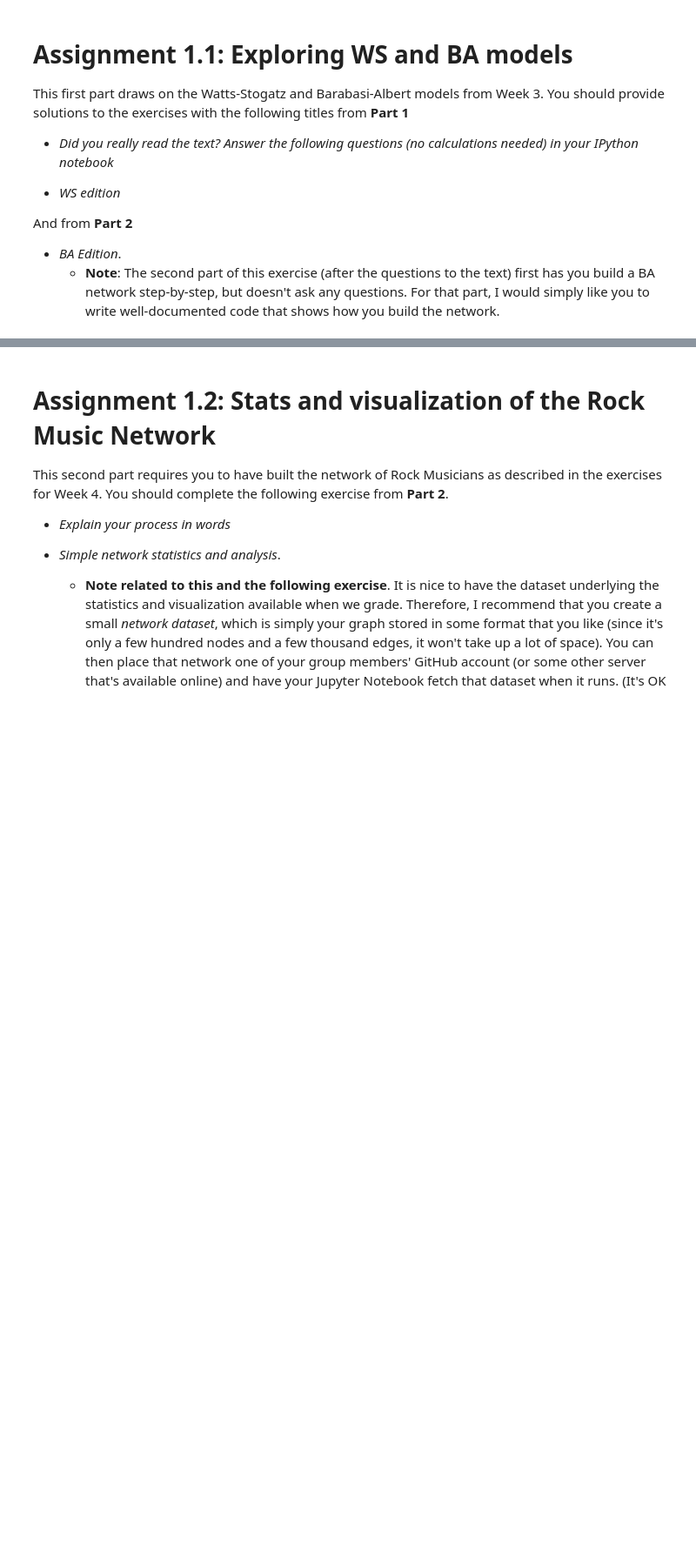
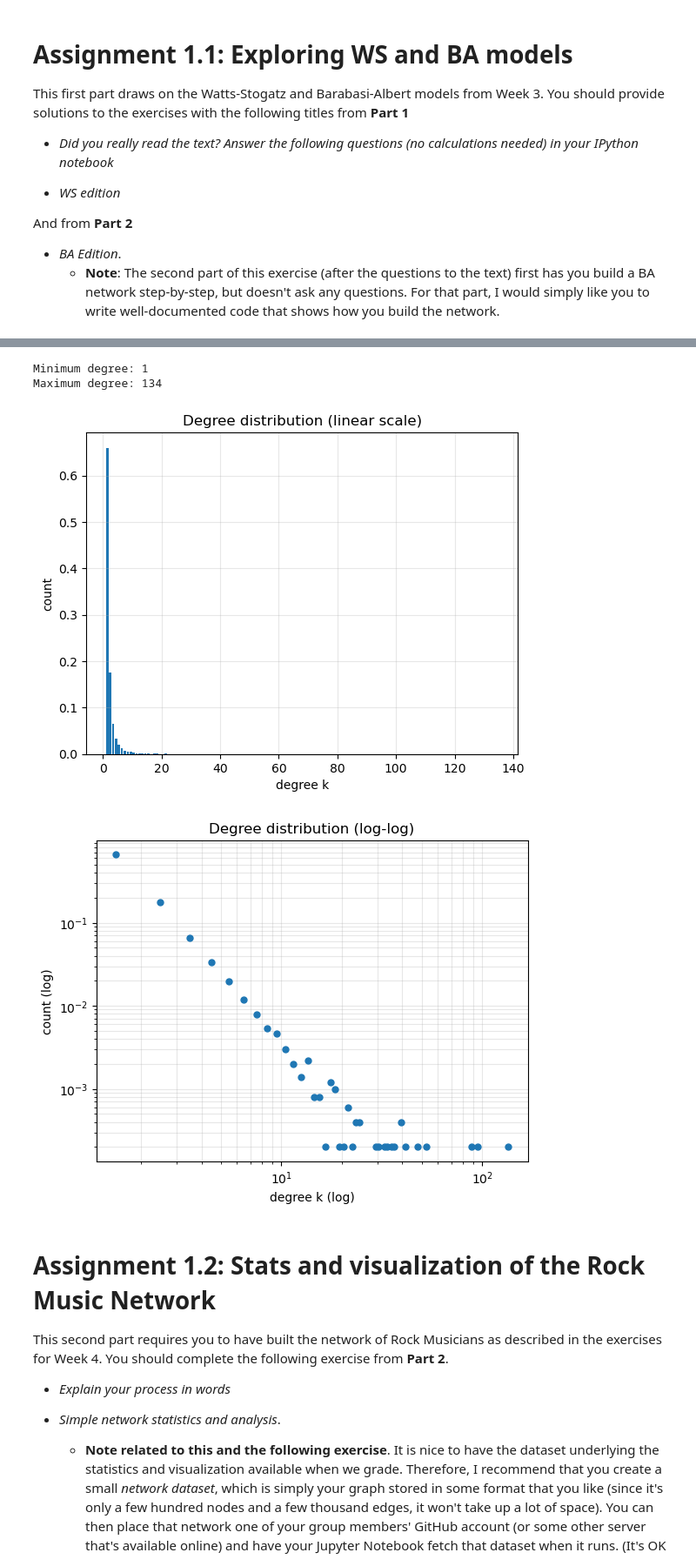
Before and after one commit to hoboldi/Social-Graphs-and-Interactions, a Jupyter notebook: Assignment1.ipynb, the cells around one changed output, grey strips where cells are left out. Shown at 87% size. Drawn from its saved outputs; the diff is of its cells as text; code cells hidden in the pictures; blank space fills up the shorter version.

```diff
--- a/Assignment1.ipynb
+++ b/Assignment1.ipynb
@@ -22,3 +75,73 @@ And from **Part 2**
+# %%
+import networkx as nx
+import random
+import matplotlib.pyplot as plt
+import numpy as np
+
+# To make randomness reproducible for run
+random.seed(42)
+np.random.seed(42)
+
+# Creating a graph
+G = nx.Graph()
+G.add_edge(0,1)
+
+next_node = 2
+
+while G.number_of_nodes() < 5000:
+    G.add_node(next_node)
+
+    # Builds a list of edge endpoints, nodes appear as many times as their degree
+    edge_ends = [n for (u,v) in G.edges() for n in (u,v)]
+
+    # Picking a random target
+    target = random.choice(edge_ends)
+
+    # Attaching the new node to the target
+    G.add_edge(next_node, target)
+    next_node +=1
+
+
+# What is the maximum and minimum degree?
+degree_values = [d for _, d in G.degree()]
+deg_min = min(degree_values) # minimum degree
+deg_max = max(degree_values) # maximum degree
+print(f"Minimum degree: {deg_min}")
+print(f"Maximum degree: {deg_max}")
+
+
+# Binning with numpy.histogram
+bins = np.arange(deg_min, deg_max+2)
+counts, bin_edges = np.histogram(degree_values, bins=bins, density=True)
+
+# Using bin center for plotting at the degree values
+k_vals = (bin_edges[:-1] + bin_edges[1:]) / 2.0
+
+
+# Plotting the distribution with linear axes
+plt.figure()
+plt.bar(k_vals, counts, width=0.8, align='center')
+plt.xlabel("degree k")
+plt.ylabel("count")
+plt.title("Degree distribution (linear scale)")
+plt.grid(True, alpha=0.3)
+plt.show()
+
+
+# Plotting the distribution with log-log axes
+mask = (counts > 0) & (k_vals > 0)
+plt.figure()
+plt.loglog(k_vals[mask], counts[mask], "o", ms=5)
+plt.xlabel("degree k (log)")
+plt.ylabel("count (log)")
+plt.title("Degree distribution (log-log)")
+plt.grid(True, which="both", alpha=0.3)
+plt.show()
+# %% [output]
+Minimum degree: 1
+Maximum degree: 134
+[figure, added]
+[figure, added]
 # %% [markdown]
 # Assignment 1.2: Stats and visualization of the Rock Music Network
 
```
Also changed, not shown: parts of 4 cells of this notebook.
